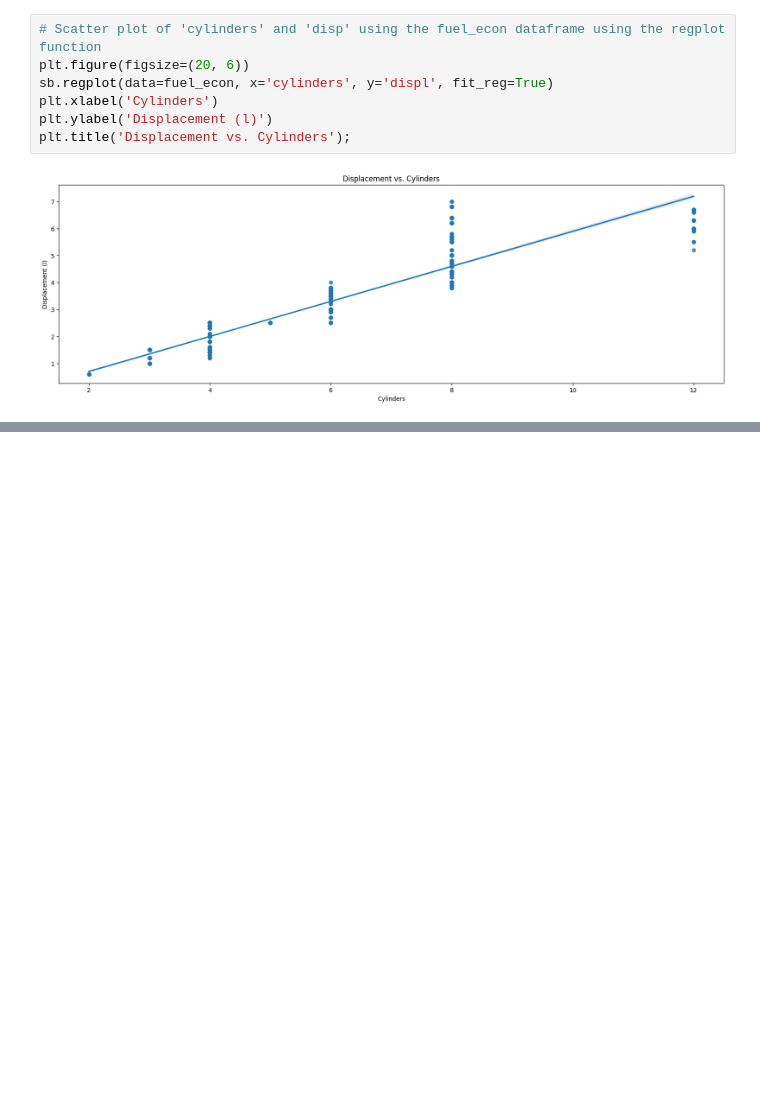
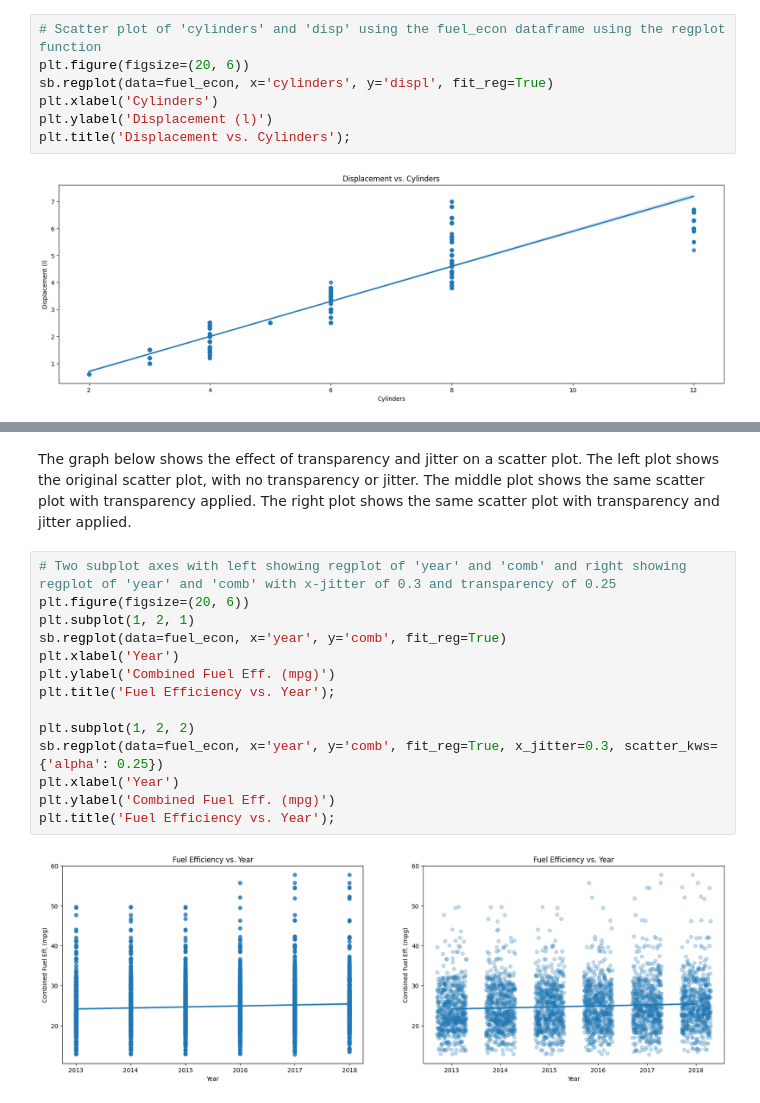
Before and after one commit to kisyular/data-visualization, a Jupyter notebook: Intro-Data-Visualization.ipynb, the cells around one changed output, grey strips where cells are left out. Cells and saved outputs as stored; diff of their text form; blank space fills up the shorter version.

Commit message:
BIVARIATE EXPLORATION OF DATA - OVERPLOTTING, TRANSPARENCY AND JITTER

```diff
--- a/Intro-Data-Visualization.ipynb
+++ b/Intro-Data-Visualization.ipynb
@@ -857,0 +867,18 @@ plt.title('Displacement vs. Cylinders');
+# %% [markdown]
+The graph below shows the effect of transparency and jitter on a scatter plot. The left plot shows the original scatter plot, with no transparency or jitter. The middle plot shows the same scatter plot with transparency applied. The right plot shows the same scatter plot with transparency and jitter applied.
+# %%
+# Two subplot axes with left showing regplot of 'year' and 'comb' and right showing regplot of 'year' and 'comb' with x-jitter of 0.3 and transparency of 0.25
+plt.figure(figsize=(20, 6))
+plt.subplot(1, 2, 1)
+sb.regplot(data=fuel_econ, x='year', y='comb', fit_reg=True)
+plt.xlabel('Year')
+plt.ylabel('Combined Fuel Eff. (mpg)')
+plt.title('Fuel Efficiency vs. Year');
+
+plt.subplot(1, 2, 2)
+sb.regplot(data=fuel_econ, x='year', y='comb', fit_reg=True, x_jitter=0.3, scatter_kws={'alpha': 0.25})
+plt.xlabel('Year')
+plt.ylabel('Combined Fuel Eff. (mpg)')
+plt.title('Fuel Efficiency vs. Year');
+# %% [output]
+[figure, added]
```
Also changed, not shown: parts of 1 cell of this notebook.
